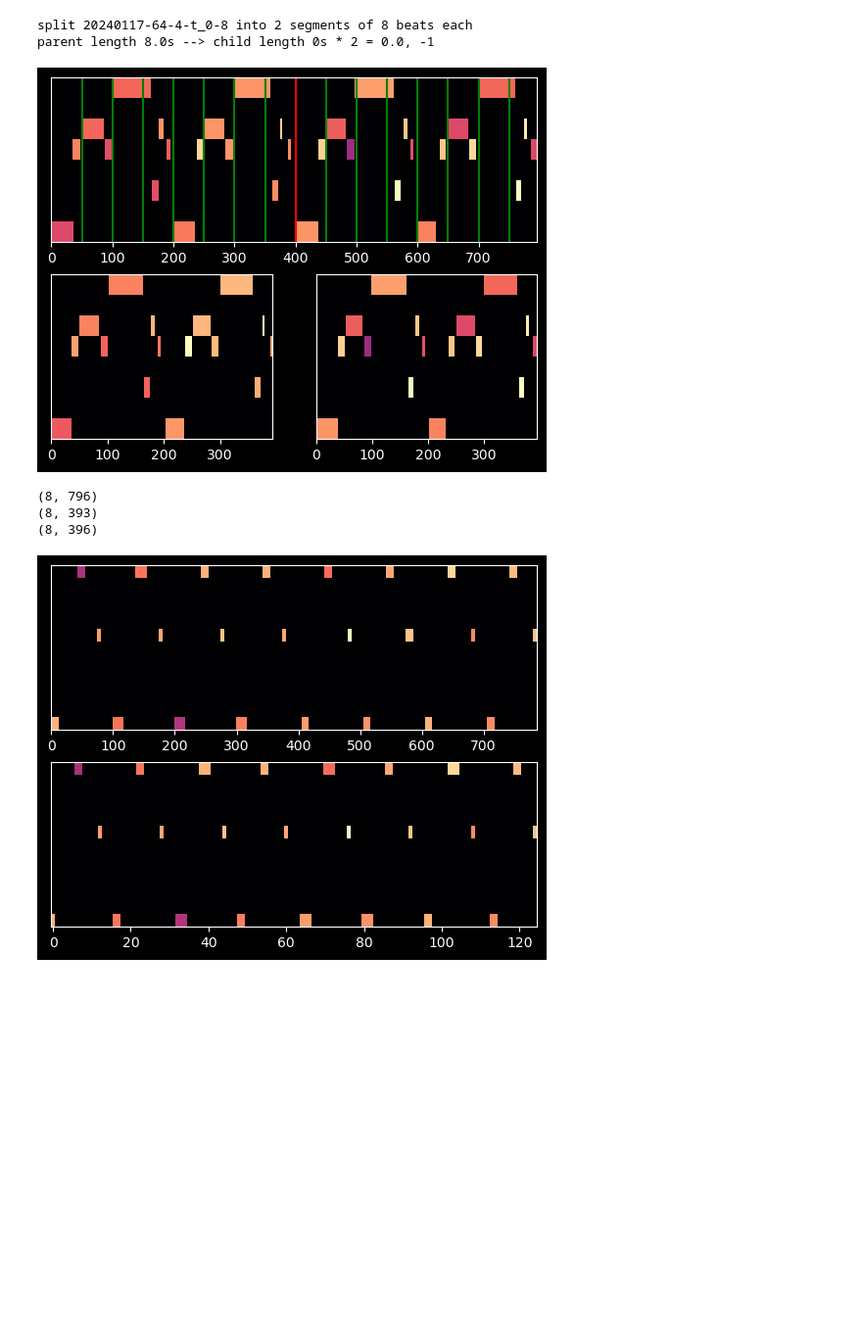
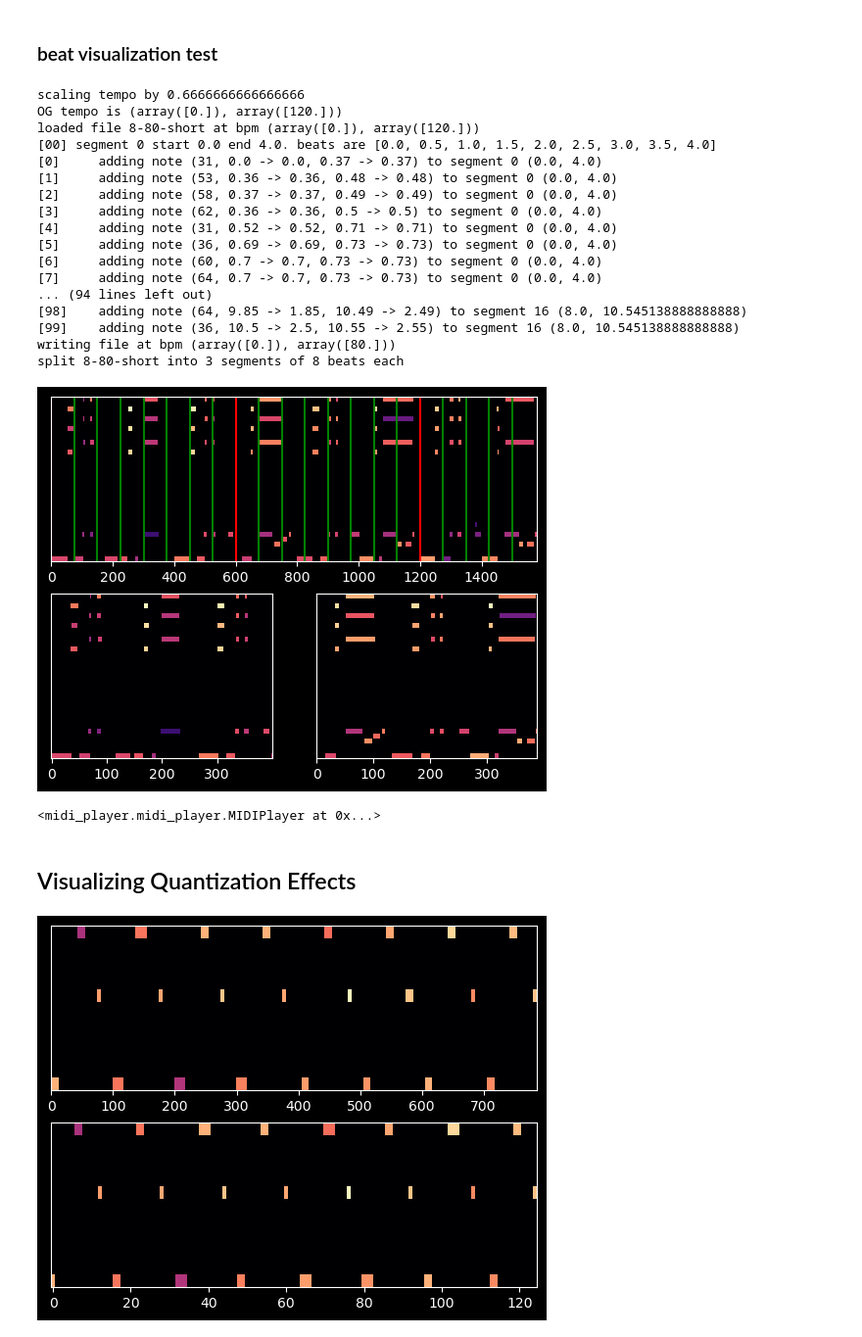
Before and after one commit to finlaymiller/midi_segmentation, a Jupyter notebook: segment_midi_beat.ipynb, the cells around one changed output. Shown at 98% size. Cells and saved outputs as stored; diff of their text form; code cells hidden in the pictures; blank space fills up the shorter version.

Commit message:
beat-based midi segment working

```diff
--- a/segment_midi_beat.ipynb
+++ b/segment_midi_beat.ipynb
@@ -63,0 +14,17 @@ def split_midi_into_beats(input_file, output_folder, segment_length=8):
+# %%
+def calculate_beat_times(bpm, total_length_seconds, force_120=False):
+  """
+  Calculate the timing of each beat in a MIDI file based on its total length.
+
+  Args:
+  bpm (float): Beats per minute of the MIDI file.
+  total_length_seconds (float): Total length of the MIDI clip in seconds.
+
+  Returns:
+  list: A list containing the time of each beat in seconds.
+  """
+  if force_120:
+    bpm = 120
+  beat_duration = 60.0 / bpm
+  total_beats = int(bpm * total_length_seconds / 60)
+  return [beat_duration * beat for beat in range(total_beats + 1)]
@@ -64,41 +138,62 @@ def split_midi_into_beats(input_file, output_folder, segment_length=8):
+# %% [markdown]
+### beat visualization test
 # %%
 # midi_folder = os.path.join("data", "time", "20231220-80-1-t", "20231220-80-1-t_0-8.mid")
-midi_folder = os.path.join("data", "trouble", "20240117-64-4-t", "20240117-64-4-t_0-8.mid")
+midi_file = os.path.join("data", "8-80-short.mid")
 dir_out = os.path.join("data", "beats-trouble")
 fs = 100
+segs = 8
+bpm = 80
 
-midi = pretty_midi.PrettyMIDI(midi_folder)
+midi = pretty_midi.PrettyMIDI(midi_file)
 piano_roll = midi.get_piano_roll(fs)
-beats = midi.get_beats()
-segments = split_midi_into_beats(midi_folder, dir_out, 8)
+beats = calculate_beat_times(bpm, midi.get_end_time(), True)
+segments = split_midi_into_beats(midi_file, dir_out, segs)
 
+# plot
 plt.subplot(2, 1, 1)
 plt.yticks([])
 plt.imshow(mu.trim_piano_roll(piano_roll), aspect='auto', origin='lower', cmap='magma', interpolation='nearest')
 for i, beat in enumerate(beats):
-    color = 'r' if i % 8 == 0 else 'g'
-    plt.axvline(x=beat * fs, color=color)
+    plt.axvline(x=beat * fs, color='r' if i % segs == 0 else 'g')
 
 plt.subplot(2, 2, 3)
 plt.yticks([])
 plt.imshow(mu.trim_piano_roll(segments[0].get_piano_roll()), aspect='auto', origin='lower', cmap='magma', interpolation='nearest')
 
 plt.subplot(2, 2, 4)
 plt.yticks([])
 plt.imshow(mu.trim_piano_roll(segments[1].get_piano_roll()), aspect='auto', origin='lower', cmap='magma', interpolation='nearest')
 plt.show()
 # %% [output]
-split 20240117-64-4-t_0-8 into 2 segments of 8 beats each
-parent length 8.0s --> child length 0s * 2 = 0.0, -1
+scaling tempo by 0.6666666666666666
+OG tempo is (array([0.]), array([120.]))
+loaded file 8-80-short at bpm (array([0.]), array([120.]))
+[00] segment 0 start 0.0 end 4.0. beats are [0.0, 0.5, 1.0, 1.5, 2.0, 2.5, 3.0, 3.5, 4.0]
+[0]     adding note (31, 0.0 -> 0.0, 0.37 -> 0.37) to segment 0 (0.0, 4.0)
+[1]     adding note (53, 0.36 -> 0.36, 0.48 -> 0.48) to segment 0 (0.0, 4.0)
+[2]     adding note (58, 0.37 -> 0.37, 0.49 -> 0.49) to segment 0 (0.0, 4.0)
+[3]     adding note (62, 0.36 -> 0.36, 0.5 -> 0.5) to segment 0 (0.0, 4.0)
+[4]     adding note (31, 0.52 -> 0.52, 0.71 -> 0.71) to segment 0 (0.0, 4.0)
+[5]     adding note (36, 0.69 -> 0.69, 0.73 -> 0.73) to segment 0 (0.0, 4.0)
+[6]     adding note (60, 0.7 -> 0.7, 0.73 -> 0.73) to segment 0 (0.0, 4.0)
+[7]     adding note (64, 0.7 -> 0.7, 0.73 -> 0.73) to segment 0 (0.0, 4.0)
+... (94 lines left out)
+[98]    adding note (64, 9.85 -> 1.85, 10.49 -> 2.49) to segment 16 (8.0, 10.545138888888888)
+[99]    adding note (36, 10.5 -> 2.5, 10.55 -> 2.55) to segment 16 (8.0, 10.545138888888888)
+writing file at bpm (array([0.]), array([80.]))
+split 8-80-short into 3 segments of 8 beats each
-[figure, old version]
+[figure, new version]
-# %%
-print(mu.trim_piano_roll(piano_roll).shape)
-for s in segments:
-  print(mu.trim_piano_roll(s.get_piano_roll()).shape)
-# %% [output]
-(8, 796)
-(8, 393)
-(8, 396)
+# %%
+from midi_player import MIDIPlayer
+from midi_player.stylers import dark
+
+segments[0].write('tmp.mid')
+MIDIPlayer('tmp.mid', 400, styler=dark)
+# %% [output]
+<midi_player.midi_player.MIDIPlayer at 0x...>
+# %% [markdown]
+## Visualizing Quantization Effects
 # %%
 midi_folder = os.path.join("data", "time", "20231220-80-1-t", "20231220-80-1-t_0-8.mid")
 dir_out = os.path.join("data", "beats")
```
Also changed, not shown: parts of 8 cells of this notebook, 3 other files.
